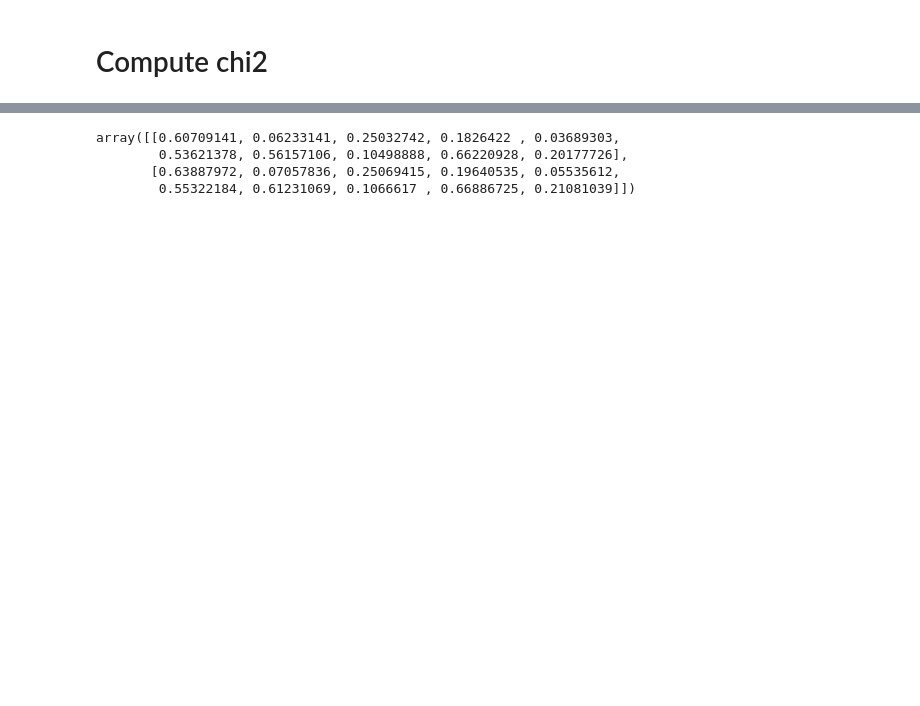
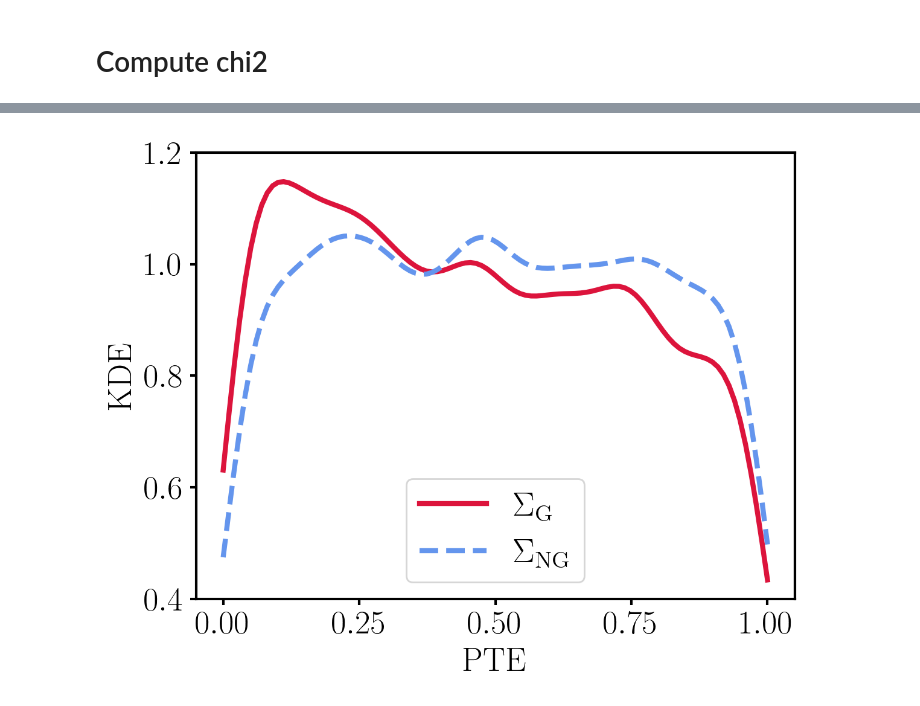
Before and after one commit to iabrilcabezas/DustNGwBBP, a Jupyter notebook: pte/qmatrix.ipynb, the cells around one changed output, grey strips where cells are left out. Drawn from its saved outputs; the diff is of its cells as text; code cells hidden in the pictures; blank space fills up the shorter version.

Commit message:
clean cmb framework

```diff
--- a/pte/qmatrix.ipynb
+++ b/pte/qmatrix.ipynb
@@ -256,12 +271,5 @@ array([[ 7.28867898, 16.22488159, 11.3836165 , 12.57814045, 17.85504313,
 # %%
 pval = stats.chi2.sf(chi2_array, df = NBANDS)
-# %%
-pval
-# %% [output]
-array([[0.60709141, 0.06233141, 0.25032742, 0.1826422 , 0.03689303,
-        0.53621378, 0.56157106, 0.10498888, 0.66220928, 0.20177726],
-       [0.63887972, 0.07057836, 0.25069415, 0.19640535, 0.05535612,
-        0.55322184, 0.61231069, 0.1066617 , 0.66886725, 0.21081039]])
 # %%
 # save if it takes loads of time:
 np.savetxt(save_path + f'chi2_array_g_{nsims}.txt', chi2_array[0])
@@ -268,0 +281,23 @@ np.savetxt(save_path + f'chi2_array_ng_{nsims}.txt', chi2_array[1])
+# %%
+save_path = '/global/cfs/cdirs/act/data/iabril/BBPower/230525_sample/' #03_pte/'
+nsims = 6400
+# %%
+fig, axs = plt.subplots(dpi = 200)
+
+pval_g = pd.read_csv(save_path + f'pval_array_g_{nsims}.txt', names = [r'$\Sigma_{\rm G}$'])
+pval_g.plot.density(ind = np.linspace(0,1, num = 100), ax = axs, label = 'g', lw = 3, color = 'crimson')
+
+pval_ng = pd.read_csv(save_path + f'pval_array_ng_{nsims}.txt', names = [r'$\Sigma_{\rm NG}$'])
+pval_ng.plot.density(ind = np.linspace(0,1, num = 100), ax = axs, label = 'g', lw = 3, linestyle = 'dashed', color = 'cornflowerblue')
+
+
+axs.set_ylabel(r'$\rm KDE$')
+axs.set_ylim(0.4, 1.2)
+
+axs.set_xlabel(r'$\rm PTE$')
+axs.legend(prop = {'size':20})
+
+# plt.savefig('/global/common/software/act/iabril/jupyter/Paper/Figures/cleanptes.pdf' , bbox_inches = 'tight')
+plt.show()
+# %% [output]
+[figure, added]
```
Also changed, not shown: parts of 14 cells of this notebook, 4 other files.
